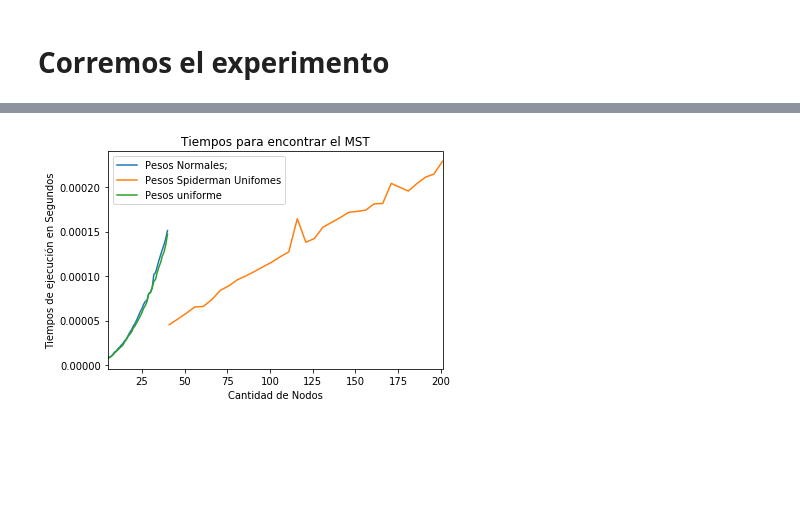
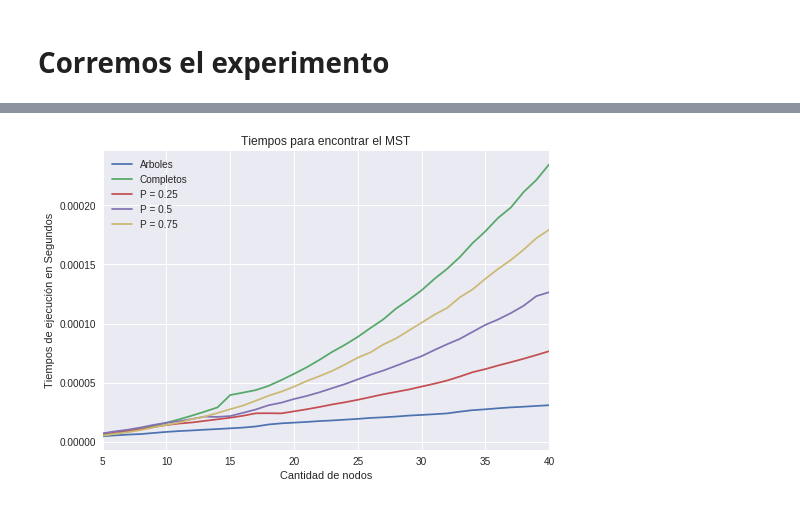
Before and after one commit to cat-j/startup2-algo3, a Jupyter notebook: ej2/generador_de_tests.ipynb, the cells around one changed output, grey strips where cells are left out. Cells and saved outputs as stored; diff of their text form; code cells hidden in the pictures; blank space fills up the shorter version.

Commit message:
add ej2 experimentacion better

```diff
--- a/ej2/generador_de_tests.ipynb
+++ b/ej2/generador_de_tests.ipynb
@@ -219,3 +199,8 @@ generarEntradaSpidermanPesosUniformes(40, 5, 1, 30, 0.5, "./tests/spiderman_unif
+# %%
+maxNUmberOfNodes = 40
+
+for p_backedges in np.arange(0,1.01,0.25):
+    generarEntradaPesosNormales(maxNUmberOfNodes,5,1,p_backedges,"./tests/normales_p_{0}.test-in".format(p_backedges))
 # %% [markdown]
 # Corremos el experimento
 # %%
@@ -250,0 +208,5 @@ dfSpidermanUniforme = dfSpidermanUniforme.groupby("Cantidad de Nodos").mean()
+# %%
+results ={}
+
+for p_backedges in np.arange(0,1.01,0.25):
+    results["dfNormal_{0}".format(p_backedges)] = pd.read_csv("./experimentacion/normales_p_{0}.stderr".format(p_backedges), delimiter=";")
@@ -250,0 +222,5 @@ dfSpidermanUniforme = dfSpidermanUniforme.groupby("Cantidad de Nodos").mean()
+# %%
+for key, value in results.items():
+    results[key] = value.groupby("Cantidad de Nodos").mean()
+# dfNormal = dfNormal.groupby("Cantidad de Nodos").mean()
+results["dfNormal_1.0"]
@@ -251,10 +246,15 @@ dfSpidermanUniforme = dfSpidermanUniforme.groupby("Cantidad de Nodos").mean()
 # %%
-df4 = pd.DataFrame({'Pesos uniforme': dfUniforme['Tiempo generando Mst'],
-                    'Pesos Normales;': dfNormal['Tiempo generando Mst'],
-                   'Pesos Spiderman Unifomes' :dfSpidermanUniforme['Tiempo generando Mst'] })
-ax = df4.plot(logy=False)
+df = pd.DataFrame({'Arboles': results["dfNormal_0.0"]['Tiempo generando Mst'],
+                  'P = 0.25': results["dfNormal_0.25"]['Tiempo generando Mst'],
+                  'P = 0.5': results["dfNormal_0.5"]['Tiempo generando Mst'],
+                  'P = 0.75': results["dfNormal_0.75"]['Tiempo generando Mst'],
+                  'Completos': results["dfNormal_1.0"]['Tiempo generando Mst']})
+
+ax = df.plot(logy=False)
 ax.set_ylabel("Tiempos de ejecución en Segundos")
+ax.set_xlabel("Cantidad de nodos")
+
 plt.title("Tiempos para encontrar el MST")
 plt.show()
 # %% [output]
-[figure, old version]
+[figure, new version]
```
Also changed, not shown: parts of 15 cells of this notebook, 10 other files.
